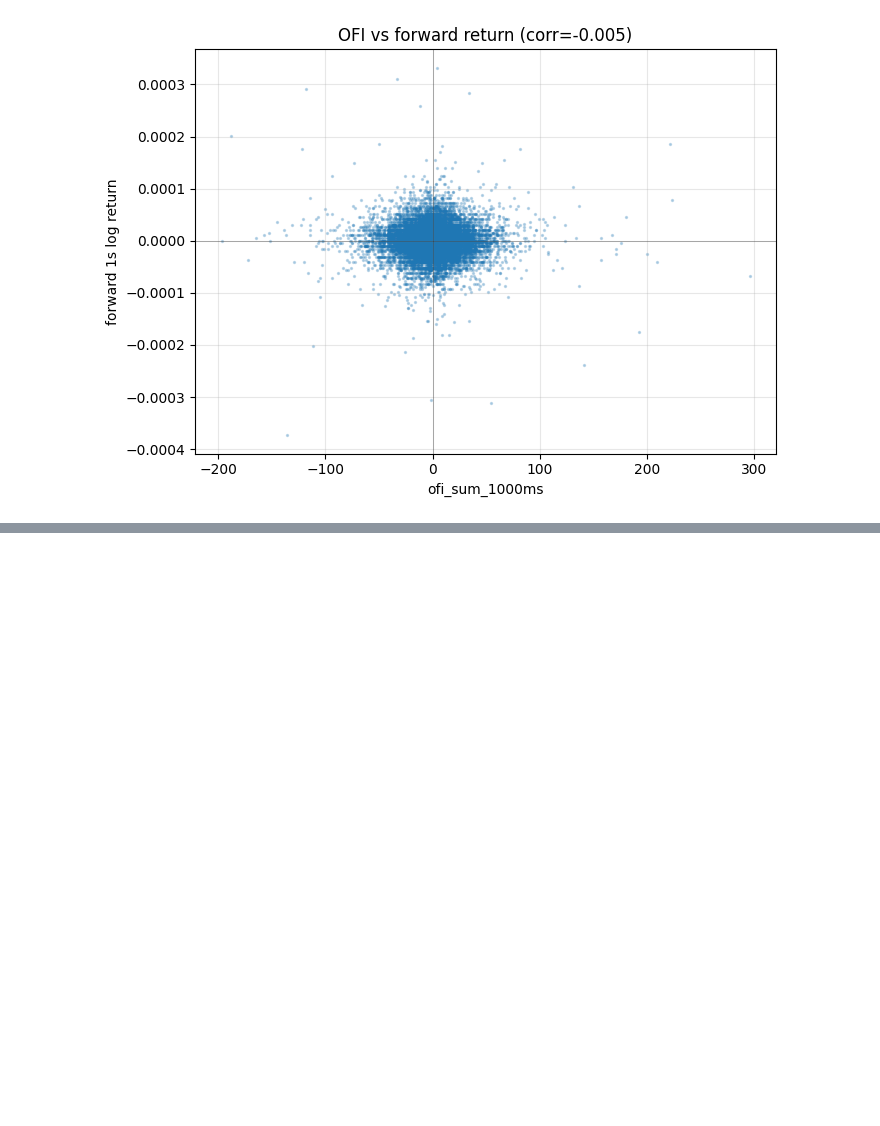
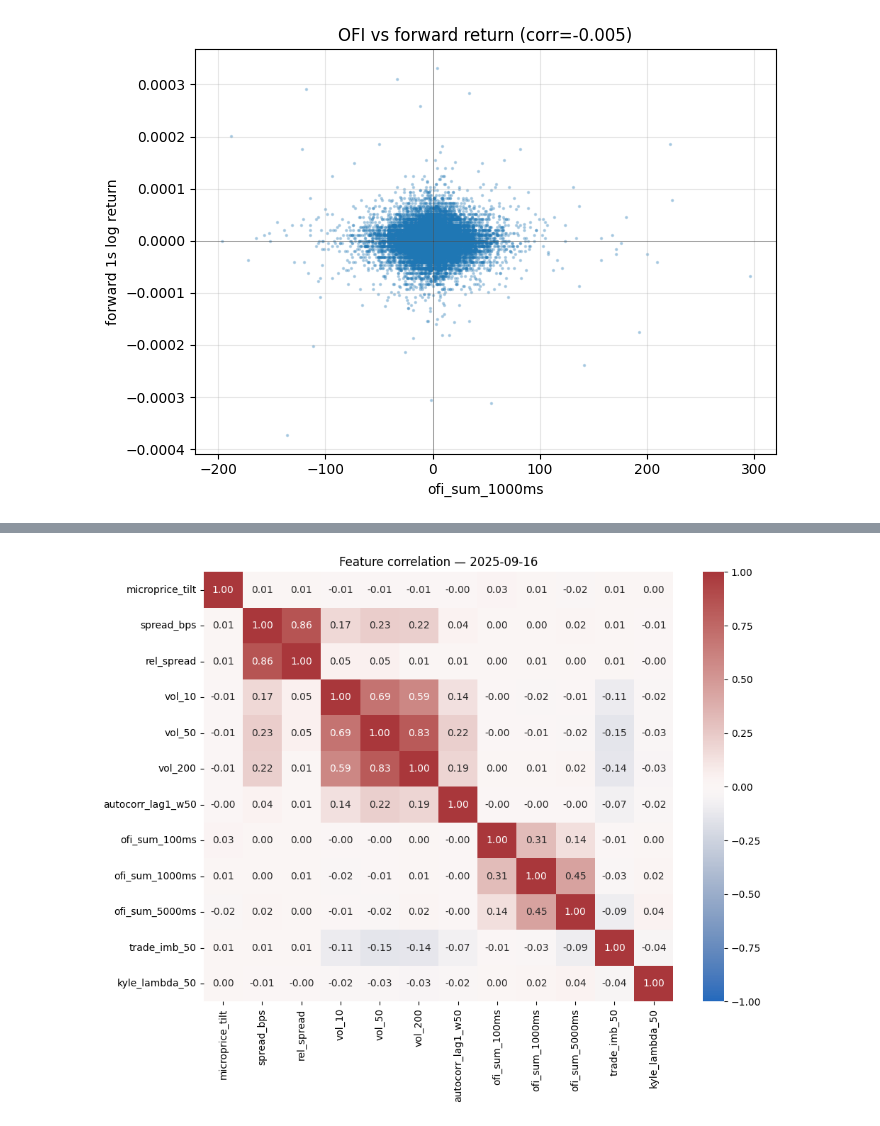
Before and after one commit to johnhawver/microstructure-benchmark, a Jupyter notebook: notebooks/02_features.ipynb, the cells around one changed output, grey strips where cells are left out. Cells and saved outputs as stored; diff of their text form; code cells hidden in the pictures; blank space fills up the shorter version.

```diff
--- a/notebooks/02_features.ipynb
+++ b/notebooks/02_features.ipynb
@@ -88,3 +88,21 @@ plt.show()
 corr=-0.0054 n=20,374
 saved: /home/johnh/projects/microstructure-benchmark/notebooks/figures/ofi_vs_fwd_return.png
 [figure]
+# %%
+from pathlib import Path
+import os
+
+import matplotlib.pyplot as plt
+import polars as pl
+import seaborn as sns
+
+# notebook lives in notebooks/ — make sure cwd is repo root
+ROOT = Path("..").resolve() if Path.cwd().name == "notebooks" else Path.cwd()
+os.chdir(ROOT)
+
+from src.features import FEATURES
+
+day = "2025-09-16"
+df = pl.read_parquet(f"data/parquet/mnq_features_{day}.parquet")
+print(df.shape)
+print(df.select(FEATURES).head(3))
@@ -90,0 +122,19 @@ saved: /home/johnh/projects/microstructure-benchmark/notebooks/figures/ofi_vs_fw
+# %%
+corr = df.select(FEATURES).drop_nulls().to_pandas().corr()
+
+fig, ax = plt.subplots(figsize=(10, 8))
+sns.heatmap(
+    corr,
+    annot=True,
+    fmt=".2f",
+    cmap="vlag",
+    center=0,
+    vmin=-1,
+    vmax=1,
+    ax=ax,
+)
+ax.set_title(f"Feature correlation — {day}")
+plt.tight_layout()
+plt.show()
+# %% [output]
+[figure, added]
```
Also changed, not shown: parts of 1 cell of this notebook, 3 other files.
